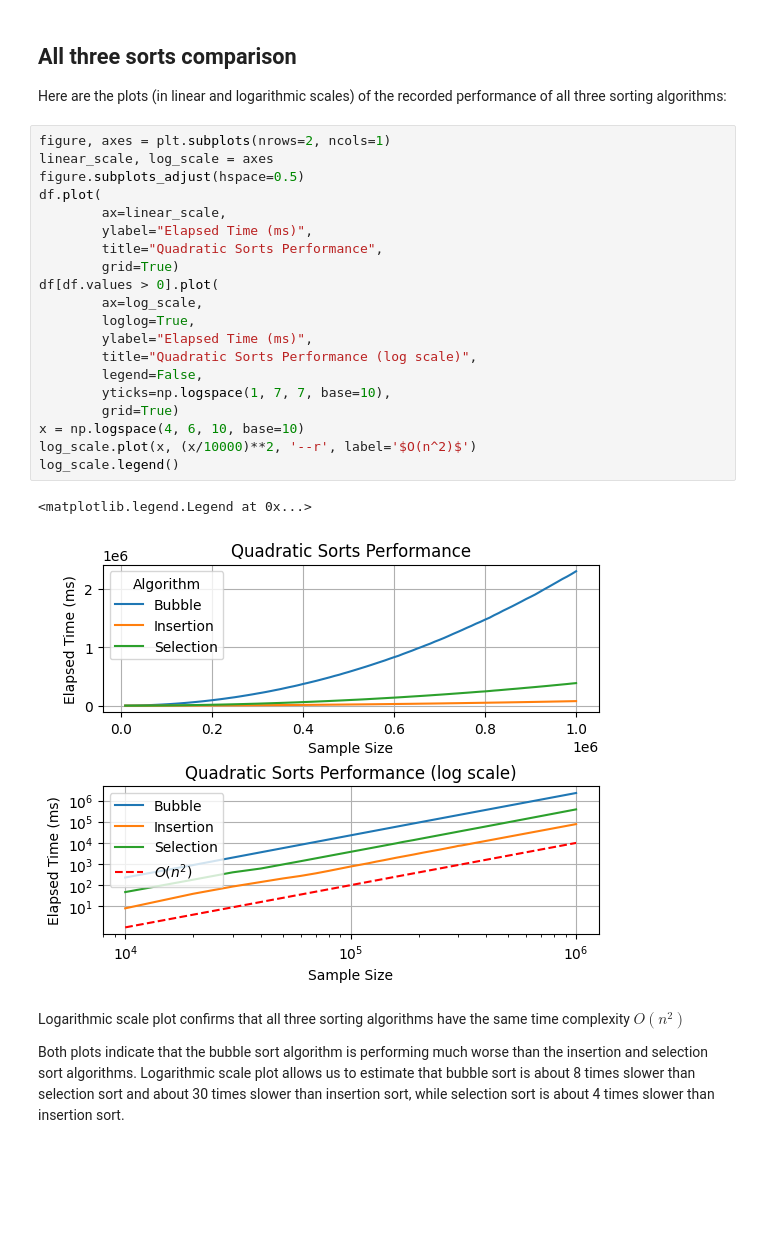
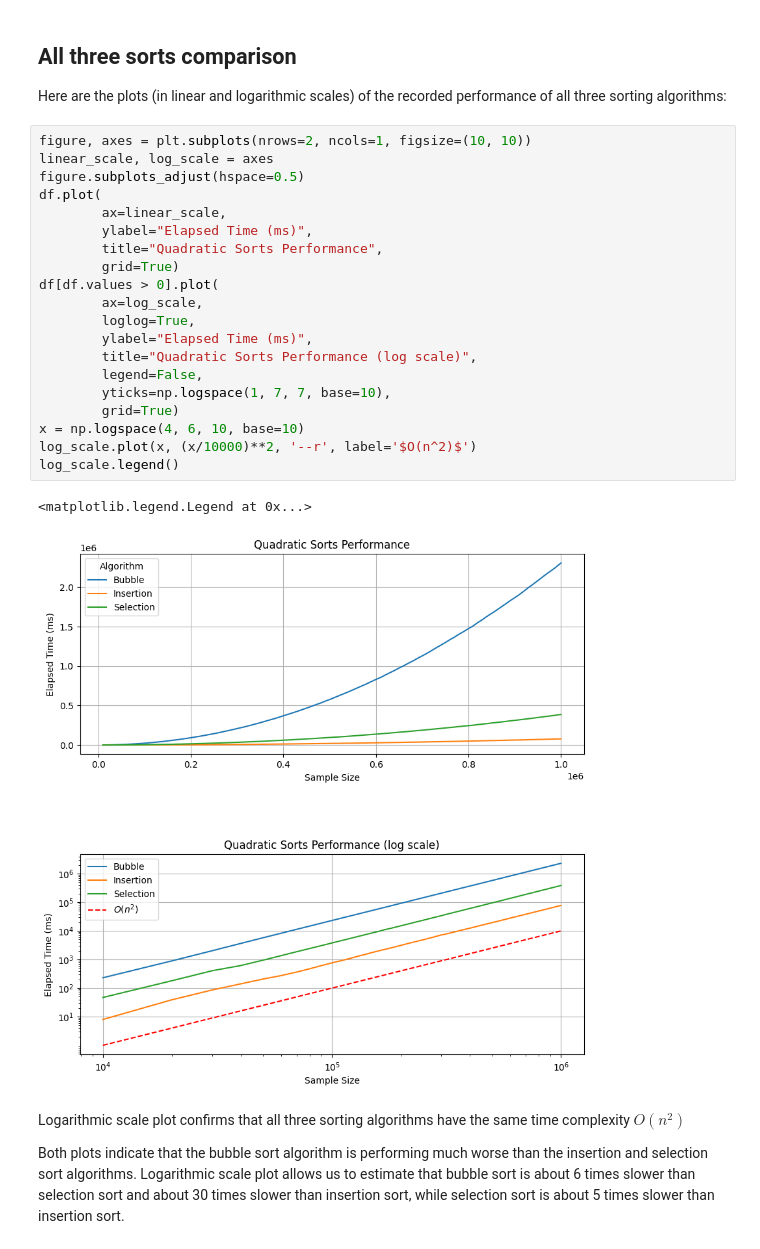
Before and after one commit to MeerkatBoss/AlgoPractice3, a Jupyter notebook: quadratic_sorts.ipynb, the cells around one changed output. Cells and saved outputs as stored; diff of their text form; blank space fills up the shorter version.

Commit message:
feat: logarithmic sorts testing results interpretation

```diff
--- a/quadratic_sorts.ipynb
+++ b/quadratic_sorts.ipynb
@@ -32,32 +32,32 @@ Sample Size
 
 Here are the plots (in linear and logarithmic scales) of the recorded performance of all three sorting algorithms:
 # %%
-figure, axes = plt.subplots(nrows=2, ncols=1)
+figure, axes = plt.subplots(nrows=2, ncols=1, figsize=(10, 10))
 linear_scale, log_scale = axes
 figure.subplots_adjust(hspace=0.5)
 df.plot(
         ax=linear_scale,
         ylabel="Elapsed Time (ms)",
         title="Quadratic Sorts Performance",
         grid=True)
 df[df.values > 0].plot(
         ax=log_scale,
         loglog=True,
         ylabel="Elapsed Time (ms)",
         title="Quadratic Sorts Performance (log scale)",
         legend=False,
         yticks=np.logspace(1, 7, 7, base=10),
         grid=True)
 x = np.logspace(4, 6, 10, base=10)
 log_scale.plot(x, (x/10000)**2, '--r', label='$O(n^2)$')
 log_scale.legend()
 # %% [output]
 <matplotlib.legend.Legend at 0x...>
-[figure, old version]
+[figure, new version]
 # %% [markdown]
 Logarithmic scale plot confirms that all three sorting algorithms have the same time complexity $O(n^2)$
 
-Both plots indicate that the bubble sort algorithm is performing much worse than the insertion and selection sort algorithms. Logarithmic scale plot allows us to estimate that bubble sort is about 8 times slower than selection sort and about 30 times slower than insertion sort, while selection sort is about 4 times slower than insertion sort.
+Both plots indicate that the bubble sort algorithm is performing much worse than the insertion and selection sort algorithms. Logarithmic scale plot allows us to estimate that bubble sort is about 6 times slower than selection sort and about 30 times slower than insertion sort, while selection sort is about 5 times slower than insertion sort.
 # %% [markdown]
 ## Conclusions
 
```
Also changed, not shown: parts of 1 cell of this notebook, 2 other files.
